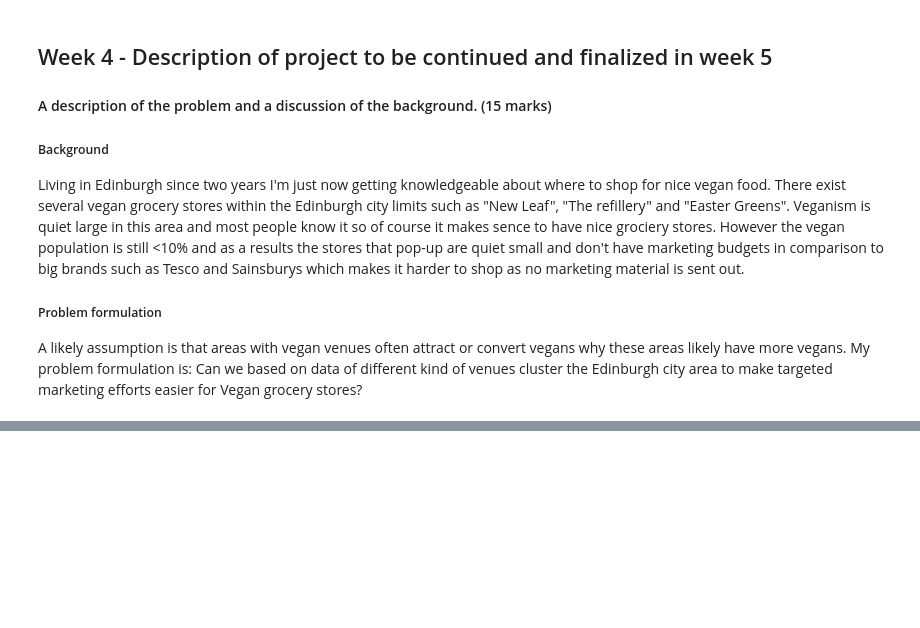
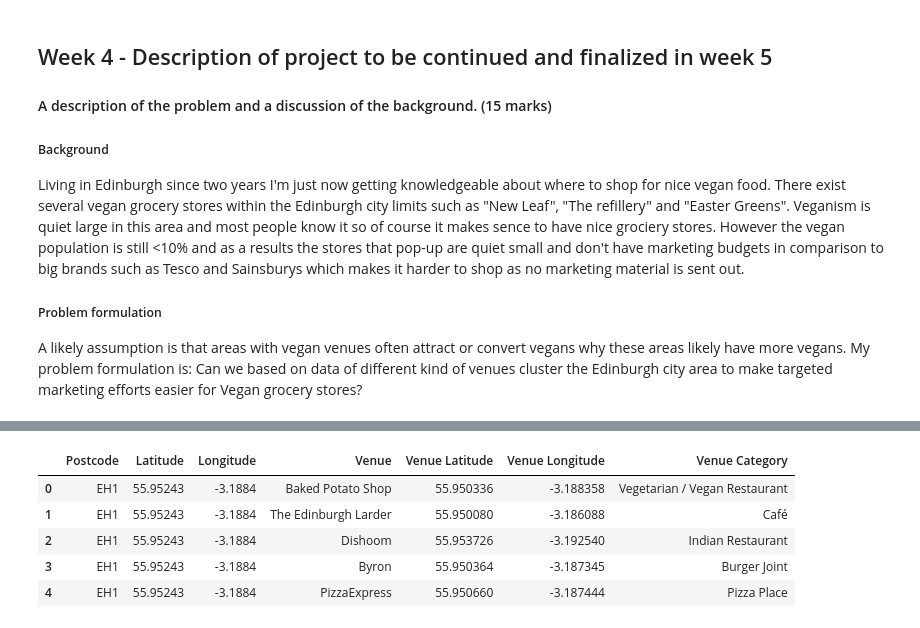
Before and after one commit to axelg89/Coursera_Capstone, a Jupyter notebook: The Battle of Neighborhoods.ipynb, the cells around one changed output, grey strips where cells are left out. Drawn from its saved outputs; the diff is of its cells as text; code cells hidden in the pictures; blank space fills up the shorter version.

```diff
--- a/The Battle of Neighborhoods.ipynb
+++ b/The Battle of Neighborhoods.ipynb
@@ -17,0 +229,9 @@ A likely assumption is that areas with vegan venues often attract or convert veg
+# %%
+edi_venues.head()
+# %% [output]
+|  | Postcode | Latitude | Longitude | Venue | Venue Latitude | Venue Longitude | Venue Category |
+| 0 | EH1 | 55.95243 | -3.1884 | Baked Potato Shop | 55.950336 | -3.188358 | Vegetarian / Vegan Restaurant |
+| 1 | EH1 | 55.95243 | -3.1884 | The Edinburgh Larder | 55.950080 | -3.186088 | Café |
+| 2 | EH1 | 55.95243 | -3.1884 | Dishoom | 55.953726 | -3.192540 | Indian Restaurant |
+| 3 | EH1 | 55.95243 | -3.1884 | Byron | 55.950364 | -3.187345 | Burger Joint |
+| 4 | EH1 | 55.95243 | -3.1884 | PizzaExpress | 55.950660 | -3.187444 | Pizza Place |
```
Also changed, not shown: parts of 24 cells of this notebook.
